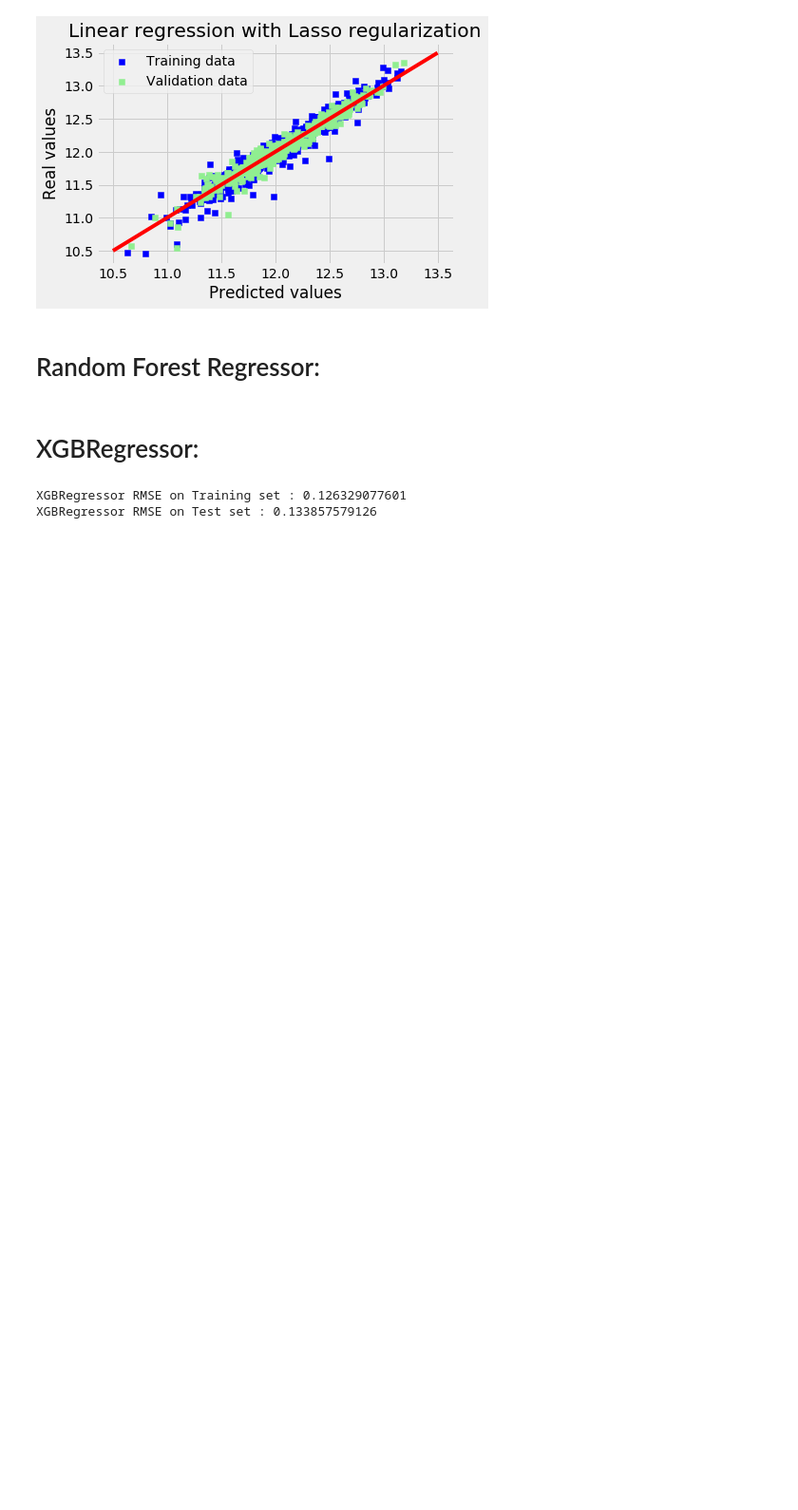
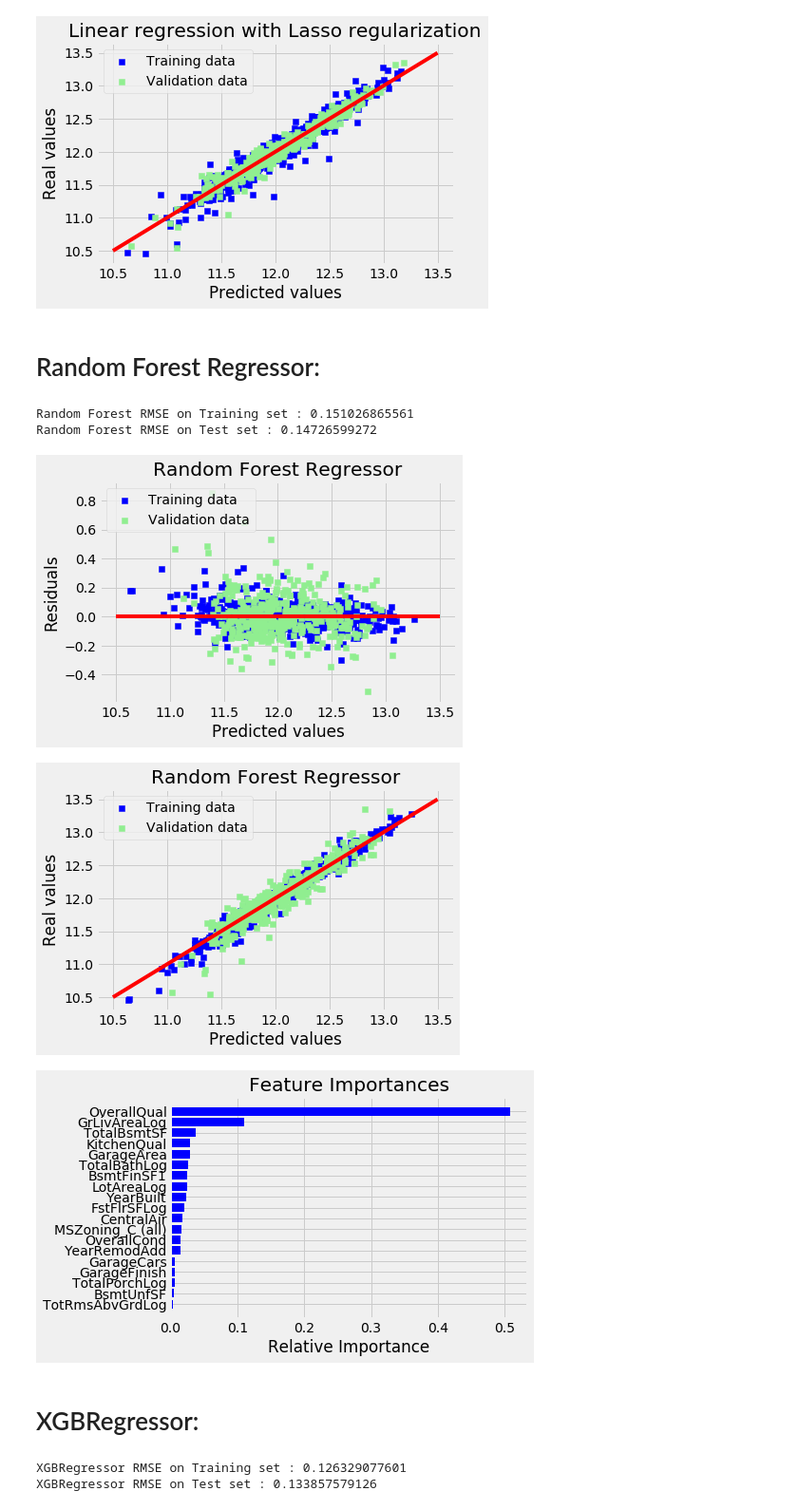
Before and after one commit to rafaelcesar7/Machine-Learning-Projects, a Jupyter notebook: Kaggle - House Prices.ipynb, the cells around one changed output. Shown at 95% size. Cells and saved outputs as stored; diff of their text form; code cells hidden in the pictures; blank space fills up the shorter version.

```diff
--- a/Kaggle - House Prices.ipynb
+++ b/Kaggle - House Prices.ipynb
@@ -2330,11 +2464,6 @@ Kernel Ridge RMSE on Test set : 0.118495176691
 # %% [markdown]
 # Random Forest Regressor:
 # %%
-# Mutual Information Regression Metric for Feature Ranking: [ERROR]
-# https://www.kaggle.com/adachowicz/house-prices-random-forest-regression-analysis
-# http://scikit-learn.org/stable/modules/generated/sklearn.feature_selection.mutual_info_regression.html
-# https://www.analyticsvidhya.com/blog/2018/08/dimensionality-reduction-techniques-python/
-
 from sklearn.ensemble import RandomForestRegressor
 
 X = df_train_X
@@ -2358,40 +2487,52 @@ def rmse_cv_test(model):
 random_forest = RandomForestRegressor(random_state=1, max_depth=50)
 random_forest.fit(X_train, y_train)
 
-print("Random Forest RMSE on Training set :", rmse_cv_train(random_forest).mean())
-print("Random Forest RMSE on Test set :", rmse_cv_test(random_forest).mean())
+print("Random Forest RMSE on Training set :",
+      rmse_cv_train(random_forest).mean())
+print("Random Forest RMSE on Test set :",
+      rmse_cv_test(random_forest).mean())
 y_train_rf = random_forest.predict(X_train)
 y_test_rf = random_forest.predict(X_test)
 
 # Plot residuals:
-plt.scatter(y_train_rf, y_train_rf - y_train, c = "blue", marker = "s", label = "Training data")
-plt.scatter(y_test_rf, y_test_rf - y_test, c = "lightgreen", marker = "s", label = "Validation data")
+plt.scatter(y_train_rf, y_train_rf - y_train, c = "blue", marker = "s",
+            label = "Training data")
+plt.scatter(y_test_rf, y_test_rf - y_test, c = "lightgreen", marker = "s",
+            label = "Validation data")
 plt.title("Random Forest Regressor")
 plt.xlabel("Predicted values")
 plt.ylabel("Residuals")
 plt.legend(loc = "upper left")
 plt.hlines(y = 0, xmin = 10.5, xmax = 13.5, color = "red")
 plt.show()
 
 # Plot predictions:
-plt.scatter(y_train_rf, y_train, c = "blue", marker = "s", label = "Training data")
-plt.scatter(y_test_rf, y_test, c = "lightgreen", marker = "s", label = "Validation data")
+plt.scatter(y_train_rf, y_train, c = "blue", marker = "s",
+            label = "Training data")
+plt.scatter(y_test_rf, y_test, c = "lightgreen", marker = "s",
+            label = "Validation data")
 plt.title("Random Forest Regressor")
 plt.xlabel("Predicted values")
 plt.ylabel("Real values")
 plt.legend(loc = "upper left")
 plt.plot([10.5, 13.5], [10.5, 13.5], c = "red")
 plt.show()
 
 # Feature Importances:
 features = df_train_X.columns
 importances = random_forest.feature_importances_
 indices = np.argsort(importances)[-19:]  # top 20 features
 plt.title('Feature Importances')
 plt.barh(range(len(indices)), importances[indices], color='b', align='center')
 plt.yticks(range(len(indices)), [features[i] for i in indices])
 plt.xlabel('Relative Importance')
 plt.show()
+# %% [output]
+Random Forest RMSE on Training set : 0.151026865561
+Random Forest RMSE on Test set : 0.14726599272
+[figure, added]
+[figure, added]
+[figure, added]
 # %% [markdown]
 # XGBRegressor:
 # %%
```
Also changed, not shown: parts of 8 cells of this notebook.
